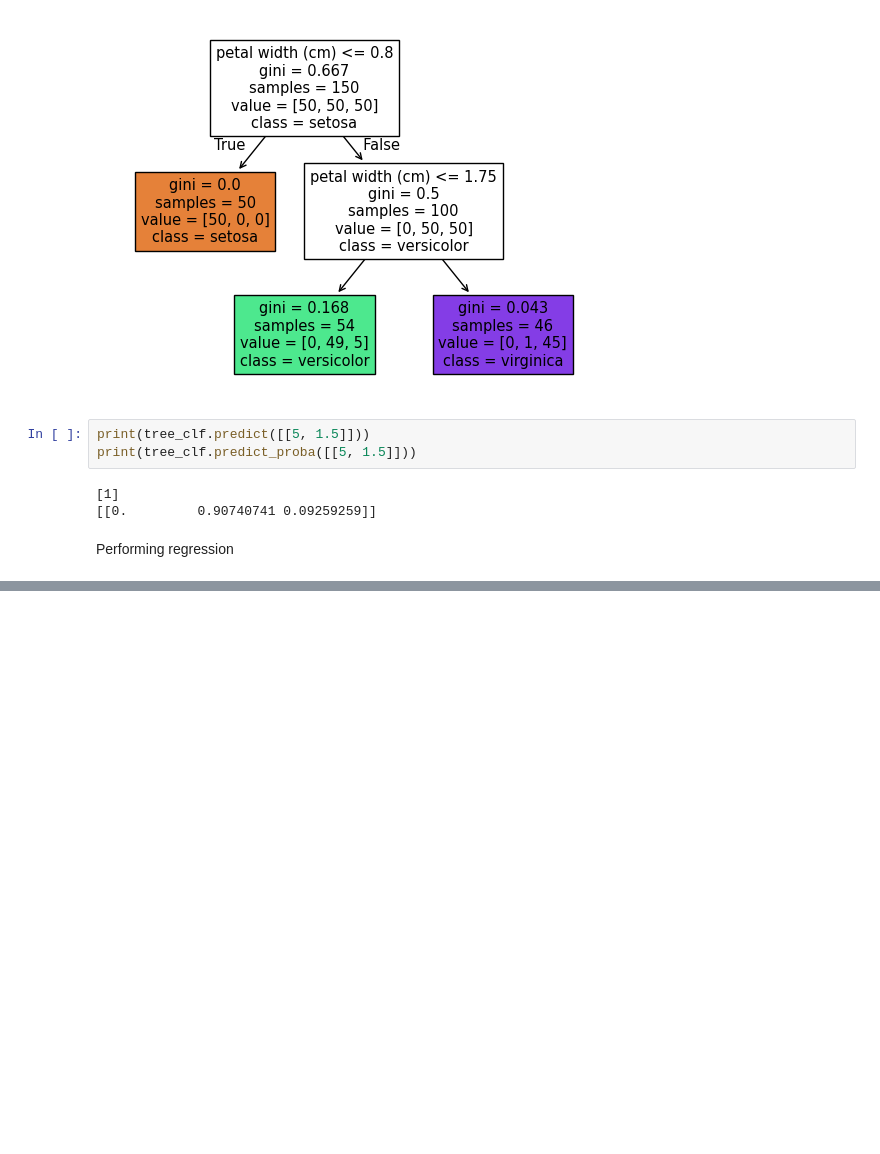
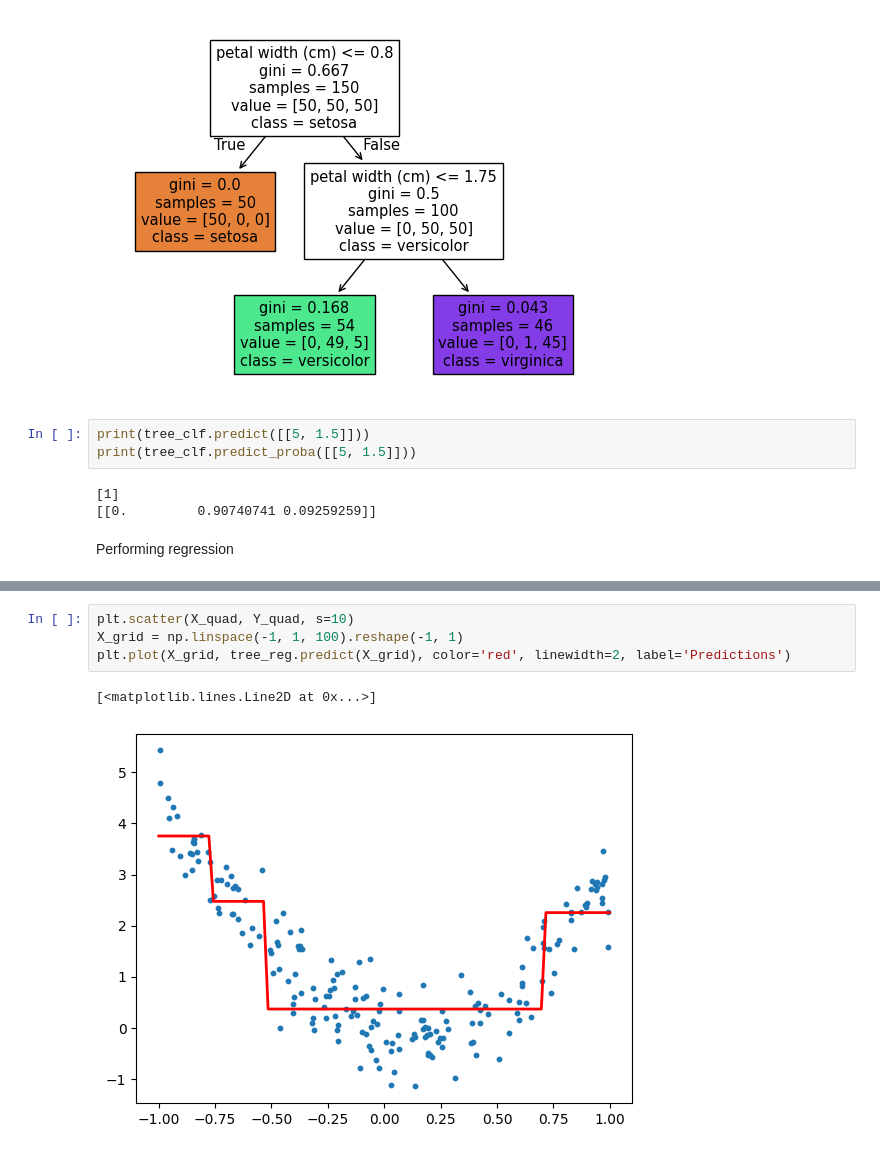
Before and after one commit to VanshSinghavi/Machine-Learning-Basics, a Jupyter notebook: decision_trees.ipynb, the cells around one changed output, grey strips where cells are left out. Cells and saved outputs as stored; diff of their text form; blank space fills up the shorter version.

```diff
--- a/decision_trees.ipynb
+++ b/decision_trees.ipynb
@@ -74,0 +94,7 @@ plt.scatter(X_quad, Y_quad)
+# %%
+plt.scatter(X_quad, Y_quad, s=10)
+X_grid = np.linspace(-1, 1, 100).reshape(-1, 1)
+plt.plot(X_grid, tree_reg.predict(X_grid), color='red', linewidth=2, label='Predictions')
+# %% [output]
+[<matplotlib.lines.Line2D at 0x...>]
+[figure, added]
```
Also changed, not shown: parts of 3 cells of this notebook, 1 other file.
